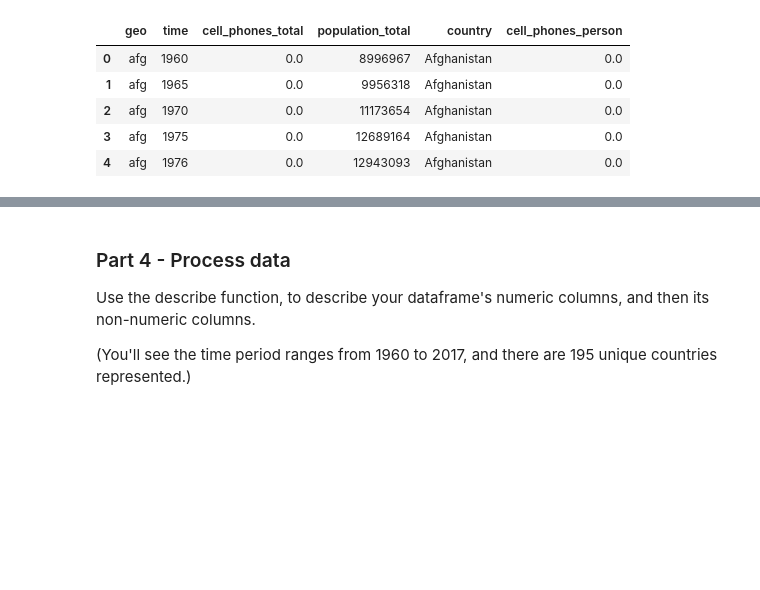
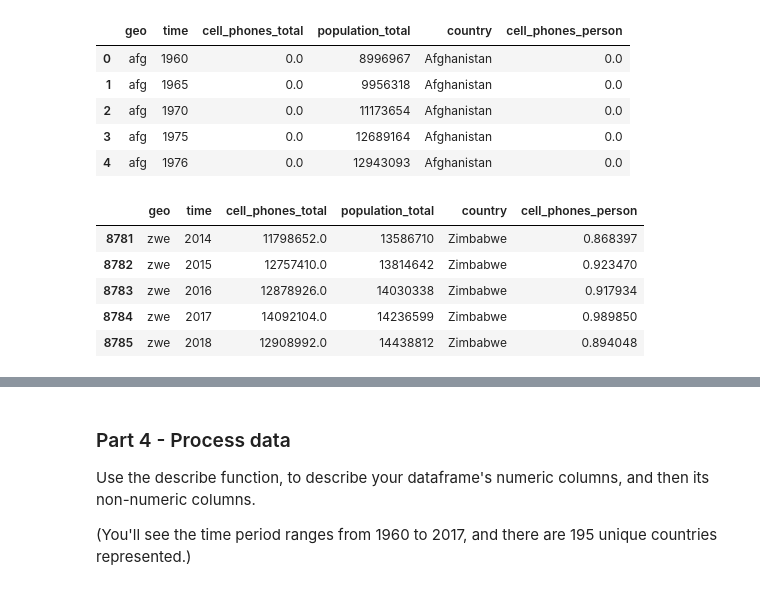
Before and after one commit to bofori-tech/DS-Unit-1-Sprint-1-Data-Wrangling-and-Storytelling, a Jupyter notebook: DS_Unit_1_Sprint_Challenge_1_Data_Wrangling_and_Storytelling.ipynb, the cells around one changed output, grey strips where cells are left out. Cells and saved outputs as stored; diff of their text form; code cells hidden in the pictures; blank space fills up the shorter version.

```diff
--- a/DS_Unit_1_Sprint_Challenge_1_Data_Wrangling_and_Storytelling.ipynb
+++ b/DS_Unit_1_Sprint_Challenge_1_Data_Wrangling_and_Storytelling.ipynb
@@ -192,6 +192,15 @@ geo_cell_pop.head()
 | 2 | afg | 1970 | 0.0 | 11173654 | Afghanistan | 0.0 |
 | 3 | afg | 1975 | 0.0 | 12689164 | Afghanistan | 0.0 |
 | 4 | afg | 1976 | 0.0 | 12943093 | Afghanistan | 0.0 |
+# %%
+geo_cell_pop.tail()
+# %% [output]
+|  | geo | time | cell_phones_total | population_total | country | cell_phones_person |
+| 8781 | zwe | 2014 | 11798652.0 | 13586710 | Zimbabwe | 0.868397 |
+| 8782 | zwe | 2015 | 12757410.0 | 13814642 | Zimbabwe | 0.923470 |
+| 8783 | zwe | 2016 | 12878926.0 | 14030338 | Zimbabwe | 0.917934 |
+| 8784 | zwe | 2017 | 14092104.0 | 14236599 | Zimbabwe | 0.989850 |
+| 8785 | zwe | 2018 | 12908992.0 | 14438812 | Zimbabwe | 0.894048 |
 # %%
 geo_cell_pop.sample()
 # %% [output]
```
Also changed, not shown: parts of 9 cells of this notebook.
